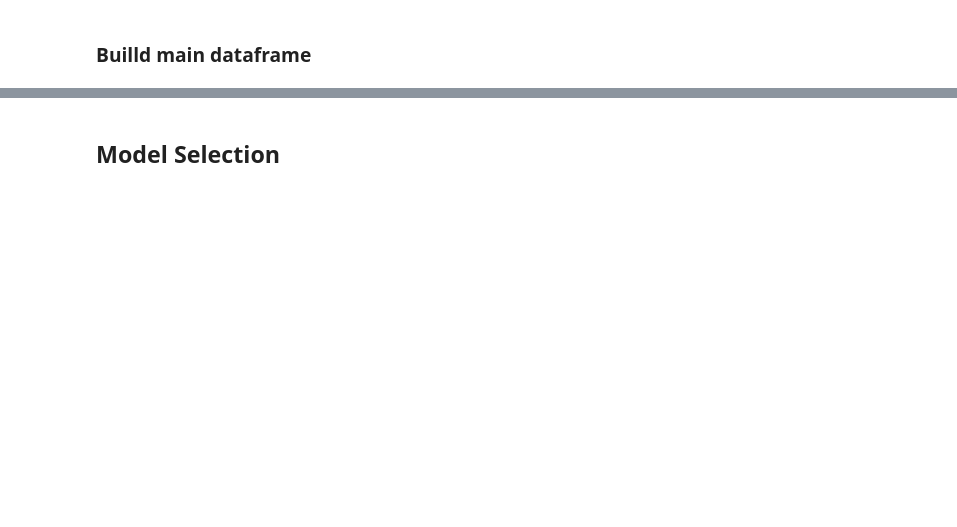
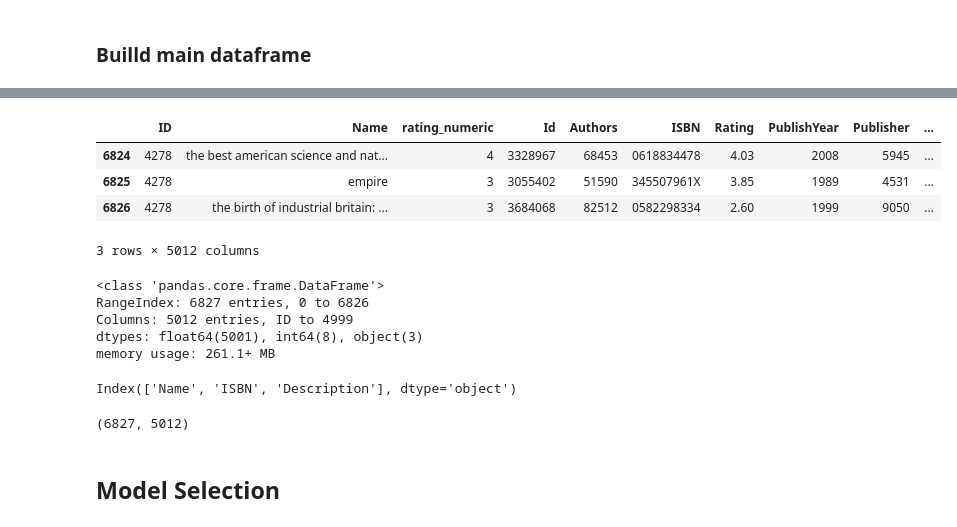
Before and after one commit to Fatemenamdar20/Book_recommendation_sy, a Jupyter notebook: book.ipynb, the cells around one changed output, grey strips where cells are left out. Drawn from its saved outputs; the diff is of its cells as text; code cells hidden in the pictures; blank space fills up the shorter version.

```diff
--- a/book.ipynb
+++ b/book.ipynb
@@ -529,0 +543,4 @@ rating_df.head()
+# %%
+rating_df_copy = rating_df.copy()
+# %%
+rating_df_copy.drop(columns=["Rating"],inplace=True)
@@ -533,0 +565,28 @@ X = pd.concat()
+# %%
+merged_df = pd.merge(rating_df_copy, df, on='Name', how='inner')  # inner یعنی فقط کتاب‌هایی که در هر دو هستن نگه دار
+# %%
+final_df = pd.merge(merged_df, description_df, on='Name', how='left')
+# %%
+final_df.tail(3)
+# %% [output]
+|  | ID | Name | rating_numeric | Id | Authors | ISBN | Rating | PublishYear | Publisher | ... |
+| 6824 | 4278 | the best american science and nat... | 4 | 3328967 | 68453 | 0618834478 | 4.03 | 2008 | 5945 | ... |
+| 6825 | 4278 | empire | 3 | 3055402 | 51590 | 345507961X | 3.85 | 1989 | 4531 | ... |
+| 6826 | 4278 | the birth of industrial britain: ... | 3 | 3684068 | 82512 | 0582298334 | 2.60 | 1999 | 9050 | ... |
+3 rows × 5012 columns
+# %%
+final_df.info()
+# %% [output]
+<class 'pandas.core.frame.DataFrame'>
+RangeIndex: 6827 entries, 0 to 6826
+Columns: 5012 entries, ID to 4999
+dtypes: float64(5001), int64(8), object(3)
+memory usage: 261.1+ MB
+# %%
+print(final_df.select_dtypes('object').columns)
+# %% [output]
+Index(['Name', 'ISBN', 'Description'], dtype='object')
+# %%
+final_df.shape
+# %% [output]
+(6827, 5012)
```
Also changed, not shown: parts of 17 cells of this notebook.
